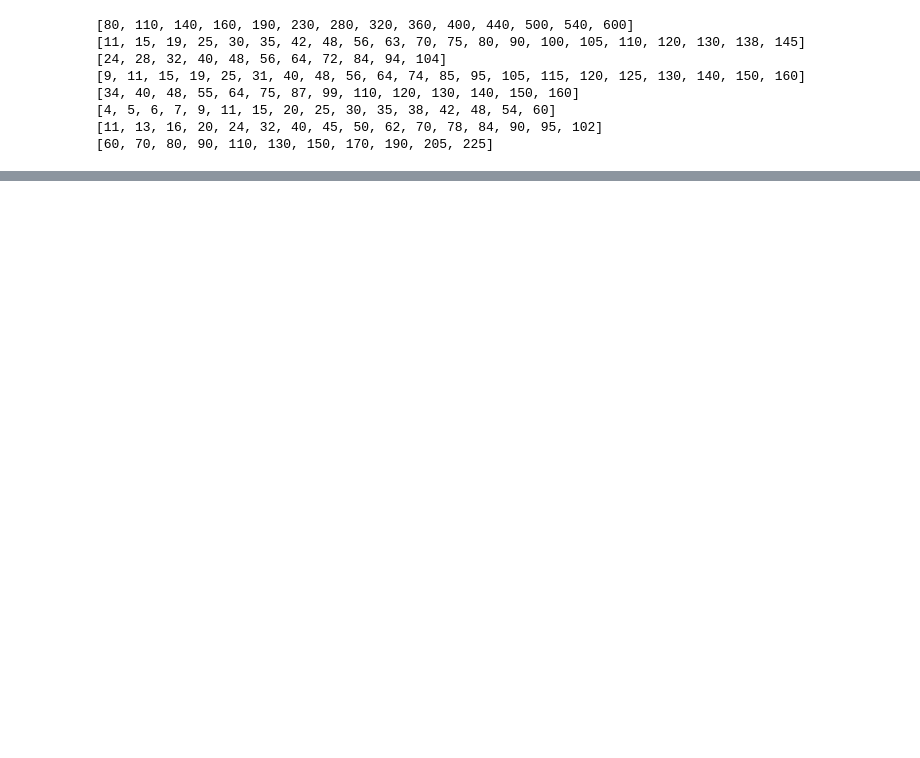
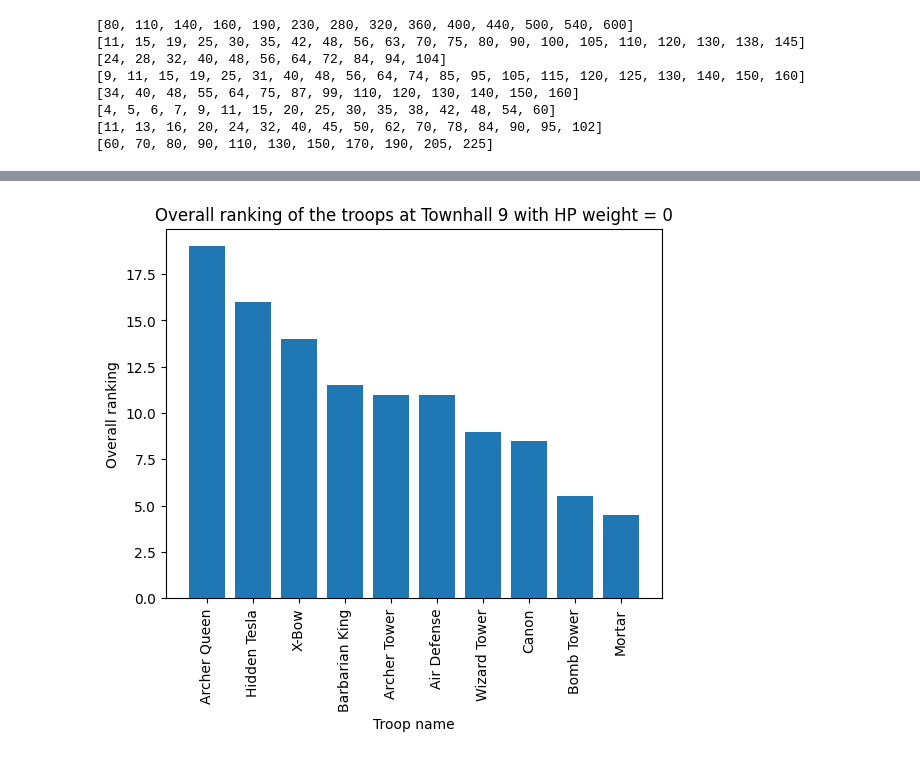
Before and after one commit to auregiuglarism/Clash_of_Clans_DataAnalysis, a Jupyter notebook: Defence Structure Analysis/defence_structure_analysis.ipynb, the cells around one changed output, grey strips where cells are left out. Saved outputs shown, nothing was run; the diff lists cells and outputs as text; code cells hidden in the pictures; blank space fills up the shorter version.

Commit message:
finished research question 2 on defence analysis
finished research question 2

```diff
--- a/Defence Structure Analysis/defence_structure_analysis.ipynb
+++ b/Defence Structure Analysis/defence_structure_analysis.ipynb
@@ -84,6 +95,7 @@ for row in ground_defences.iterrows():
 # Preparing Ground DPS data
 dps_ground.insert(0, 0) # Inserting 0 at the beginning because Air defense deals 0 damage
 # %%
+# Aerial DPS
 aerial_defences = concatenated_df.copy()
 aerial_defences = aerial_defences[aerial_defences["Defence"] != "Canon"]
 aerial_defences = aerial_defences[aerial_defences["Defence"] != "Mortar"]
@@ -105,4 +117,10 @@ for row in aerial_defences.iterrows():
         dps_list = row[1].loc["Damage per Second"]
 
         dps_aerial.append(dps_list[dps_index])
+
+# Preparing Aerial DPS data
+dps_aerial.insert(2, 0) # Inserting 0 at index 2 for bomb tower
+dps_aerial.insert(3, 0) # Inserting 0 at index 3 for canon
+dps_aerial.insert(5, 0) # Inserting 0 at index 5 for mortar
+dps_aerial.append(0) # Inserting 0 at the end for Barbarian King
 # %%
@@ -168,0 +177,23 @@ plt.show()
+# %%
+# Answering the question
+graph1 = graph1.sort_values(by="DPS", ascending=True)
+graph2 = graph2.sort_values(by="HP", ascending=True)
+graph3 = graph3.sort_values(by="DPS", ascending=True)
+
+hp_weight = 0 # Weight of HP in the overall ranking
+
+overall_ranking = pd.DataFrame({"name": defences, "ground_dps_rank": graph1['DPS'].rank(), "aerial_dps_rank": graph3['DPS'].rank(), "hp_rank": graph2['HP'].rank() * hp_weight, "overall_rank": graph1['DPS'].rank() + graph3['DPS'].rank() + graph2['HP'].rank() * hp_weight})
+overall_ranking = overall_ranking.sort_values(by='overall_rank', ascending=True).reset_index()
+overall_ranking.drop('index', axis=1, inplace=True) # Drop the index column
+overall_ranking_reversed = overall_ranking[::-1]
+
+# Plot the overall ranking
+# Make sure HP weight is either 1, 0.2 or 0 to see differences
+plt.bar(overall_ranking_reversed['name'], overall_ranking_reversed['overall_rank'])
+plt.xticks(rotation=90)
+plt.xlabel('Troop name')
+plt.ylabel('Overall ranking')
+plt.title('Overall ranking of the troops at Townhall 9 with HP weight = 0')
+plt.show()
+# %% [output]
+[figure, added]
```
Also changed, not shown: parts of 7 cells of this notebook, 1 other file.
